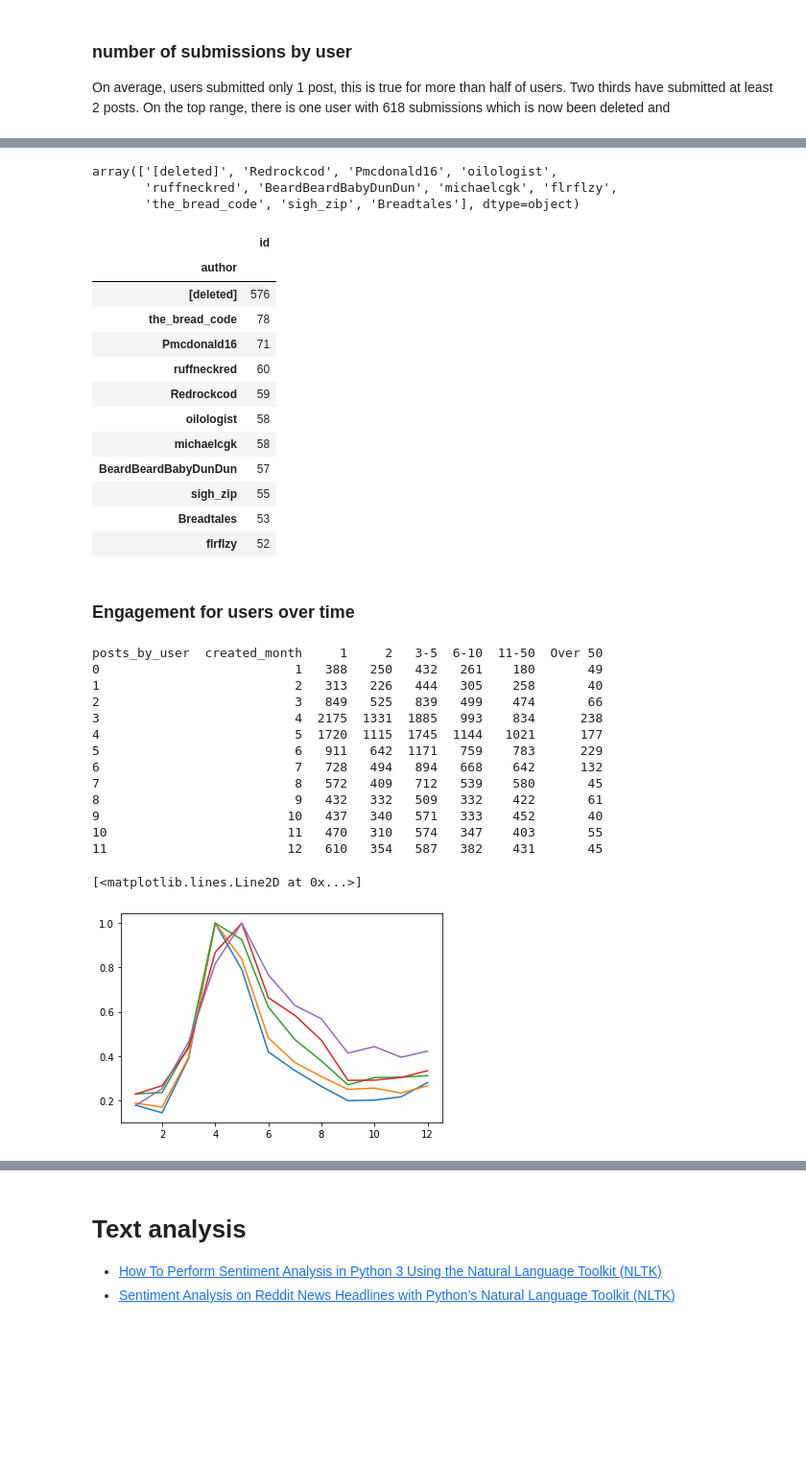
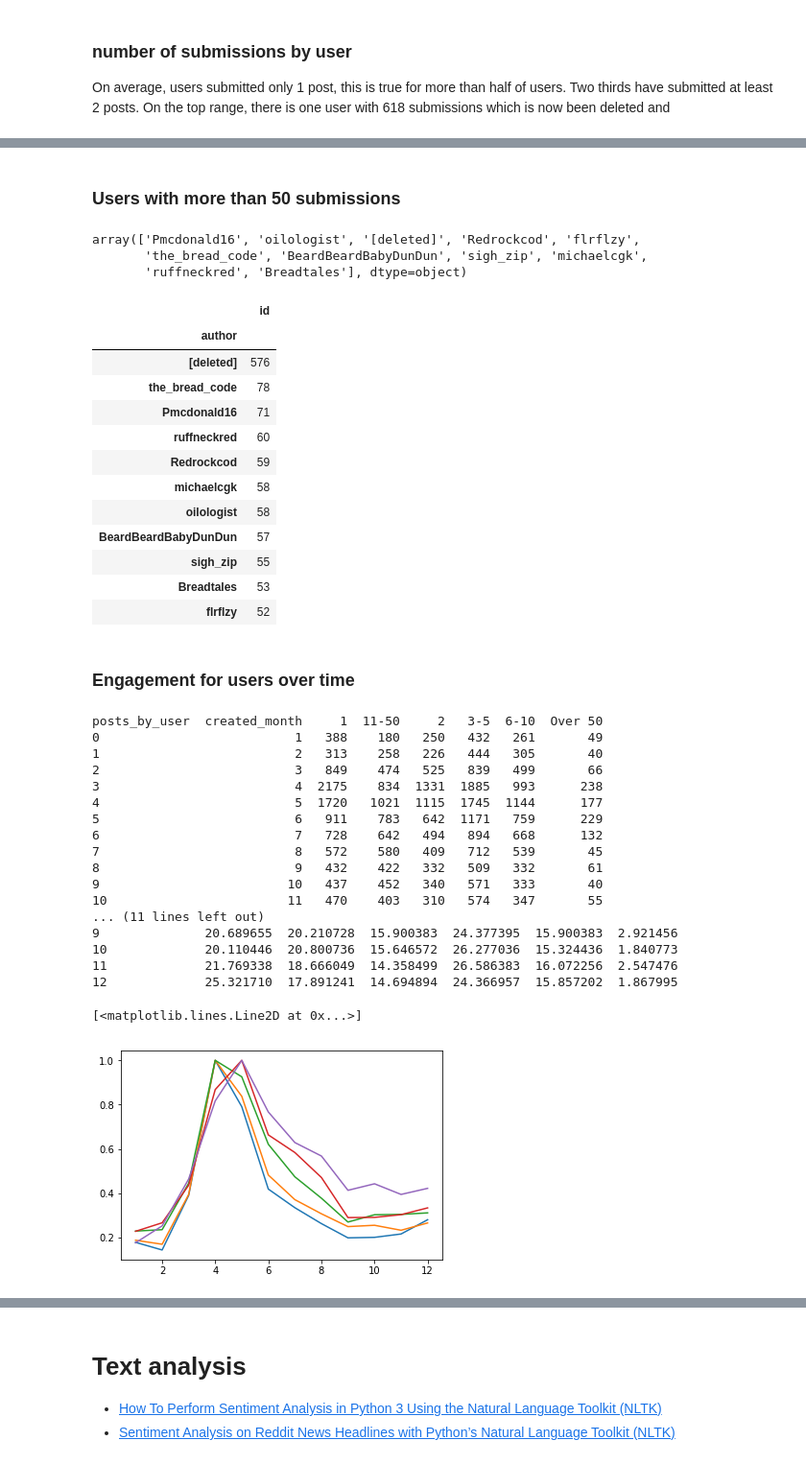
Before and after one commit to Lisa-Ho/breadit, a Jupyter notebook: notebooks/lockdown-baking-part-2-data-cleaning-analysis.ipynb, the cells around one changed output, grey strips where cells are left out. Shown: that part at 96% size. Cells and saved outputs as stored; diff of their text form; code cells hidden in the pictures; blank space fills up the shorter version.

Commit message:
finalised data analysis +++ cleaned up and renamed notebook

```diff
--- a/notebooks/lockdown-baking-part-2-data-cleaning-classification.ipynb
+++ b/notebooks/lockdown-baking-part-2-data-cleaning-analysis.ipynb
@@ -263,8 +272,6 @@ df.to_csv(".\\data\processed\df-for-analysis_2021-02-14.csv")
 # %%
 ## load processed data file
-df = pd.read_csv(".\\data\processed\df-for-analysis_2021-02-14.csv")
+df = pd.read_csv(".\\data\processed\df-for-analysis_2021-02-21.csv")
-# %%
-df["title_lemmatised"] = df["title_lemmatised"].astype(str)
 # %% [markdown]
 # Analysis
 # %% [markdown]
@@ -537,8 +545,6 @@ df2
 ### number of submissions by user
 
 On average, users submitted only 1 post, this is true for more than half of users. Two thirds have submitted at least 2 posts. On the top range, there is one user with 618 submissions which is now been deleted and
-# %%
-df = df.drop_duplicates(keep="first")
 # %%
 pivot = pd.DataFrame(df.groupby("author")["id"].count())
 pivot["id"].describe()
@@ -575,10 +581,13 @@ pivot
 | 5 | Over 50 | 11 | 0.065224 |
+# %% [markdown]
+### Users with more than 50 submissions
 # %%
+# check users with the highest number of posts
 df.loc[df["posts_by_user"]=="Over 50"]["author"].unique()
 # %% [output]
-array(['[deleted]', 'Redrockcod', 'Pmcdonald16', 'oilologist',
-       'ruffneckred', 'BeardBeardBabyDunDun', 'michaelcgk', 'flrflzy',
-       'the_bread_code', 'sigh_zip', 'Breadtales'], dtype=object)
+array(['Pmcdonald16', 'oilologist', '[deleted]', 'Redrockcod', 'flrflzy',
+       'the_bread_code', 'BeardBeardBabyDunDun', 'sigh_zip', 'michaelcgk',
+       'ruffneckred', 'Breadtales'], dtype=object)
 # %%
 pivot = pd.DataFrame(df.groupby("author")["id"].count())
 pivot = pivot.sort_values(by="id", ascending=False)
@@ -591,59 +600,74 @@ pivot.head(11)
 | Pmcdonald16 | 71 |
 | ruffneckred | 60 |
 | Redrockcod | 59 |
+| michaelcgk | 58 |
 | oilologist | 58 |
-| michaelcgk | 58 |
 | BeardBeardBabyDunDun | 57 |
 | sigh_zip | 55 |
 | Breadtales | 53 |
 | flrflzy | 52 |
 # %% [markdown]
 ### Engagement for users over time
+# %%
+# explore submissions by user group in each month
+
+# Get pivot table
+engagement = pd.DataFrame(df.groupby(["created_month", "posts_by_user"])["id"].count()).unstack()
+engagement.columns = engagement.columns.droplevel()
+engagement = engagement.reset_index()
+
+# save output
+engagement.to_csv(".//data/charts/number-of-users-by-type-over-time.csv", index=False)
+print(engagement)
+
+# calculate as percentage and save output
+engagement_perc = engagement.set_index("created_month").transpose()
+engagement_perc = (engagement_perc / engagement_perc.sum()*100).transpose()
+engagement_perc.to_csv(".//data/charts/number-of-users-by-type-over-time-percent.csv", index=False)
+print(engagement_perc)
+# %% [output]
+posts_by_user  created_month     1  11-50     2   3-5  6-10  Over 50
+0                          1   388    180   250   432   261       49
+1                          2   313    258   226   444   305       40
+2                          3   849    474   525   839   499       66
+3                          4  2175    834  1331  1885   993      238
+4                          5  1720   1021  1115  1745  1144      177
+5                          6   911    783   642  1171   759      229
+6                          7   728    642   494   894   668      132
+7                          8   572    580   409   712   539       45
+8                          9   432    422   332   509   332       61
+9                         10   437    452   340   571   333       40
+10                        11   470    403   310   574   347       55
+... (11 lines left out)
+9              20.689655  20.210728  15.900383  24.377395  15.900383  2.921456
+10             20.110446  20.800736  15.646572  26.277036  15.324436  1.840773
+11             21.769338  18.666049  14.358499  26.586383  16.072256  2.547476
+12             25.321710  17.891241  14.694894  24.366957  15.857202  1.867995
 # %%
-# explore submissions by user group in each month
-
-# Get pivot table
-engagement = pd.DataFrame(df.groupby(["created_month", "posts_by_user"])["id"].count()).unstack()
-engagement.columns = engagement.columns.droplevel()
-engagement.columns = engagement.columns.add_categories('created_month')
-engagement = engagement.reset_index()
-print(engagement)
+# draw number of users by number of posts on one chart --> normalise first
 
 # normalise columns to put on one chart
 # apply the maximum absolute scaling in Pandas using the .abs() and .max() methods
 def maximum_absolute_scaling(df, columns):
     # copy the dataframe
     df_scaled = df.copy()
     # apply maximum absolute scaling
     for column in columns:
         df_scaled[column] = df_scaled[column]  / df_scaled[column].abs().max()
     return df_scaled
 
 # call the maximum_absolute_scaling function
 engagement_scaled = maximum_absolute_scaling(engagement, engagement.columns[1:])
 
 
 # plot lines
 x = engagement_scaled["created_month"]
 
 plt.plot(x, engagement_scaled["1"], label = "line 1", linestyle="-")
 plt.plot(x, engagement_scaled["2"], label = "line 2", linestyle="-")
 plt.plot(x, engagement_scaled["3-5"], label = "line 3", linestyle="-")
 plt.plot(x, engagement_scaled["6-10"], label = "line 4", linestyle="-")
 plt.plot(x, engagement_scaled["11-50"], label = "line 5", linestyle="-")
 # %% [output]
-posts_by_user  created_month     1     2   3-5  6-10  11-50  Over 50
-0                          1   388   250   432   261    180       49
-1                          2   313   226   444   305    258       40
-2                          3   849   525   839   499    474       66
-3                          4  2175  1331  1885   993    834      238
-4                          5  1720  1115  1745  1144   1021      177
-5                          6   911   642  1171   759    783      229
-6                          7   728   494   894   668    642      132
-7                          8   572   409   712   539    580       45
-8                          9   432   332   509   332    422       61
-9                         10   437   340   571   333    452       40
-10                        11   470   310   574   347    403       55
-11                        12   610   354   587   382    431       45
+[<matplotlib.lines.Line2D at 0x...>]
-[<matplotlib.lines.Line2D at 0x...>]
-[figure, old version]
+[figure, new version]
```
Also changed, not shown: parts of 38 cells of this notebook.
